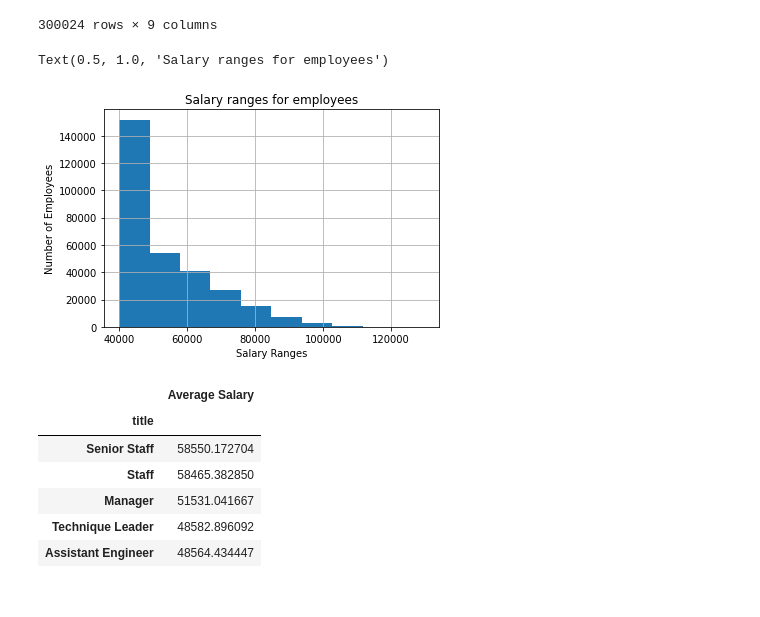
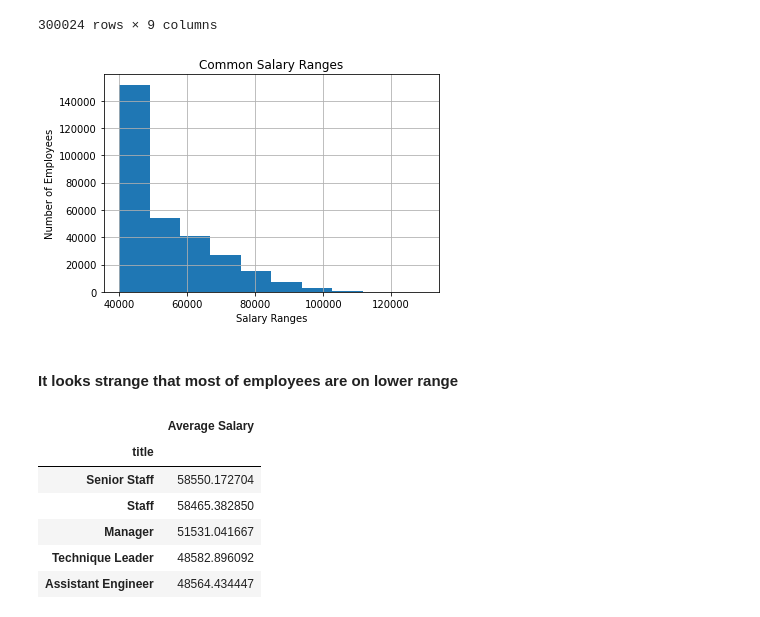
Before and after one commit to helenamin/Employee-Database, a Jupyter notebook: EmployeeSQL/Bonus_Employee_DB_investigation.ipynb, the cells around one changed output. Drawn from its saved outputs; the diff is of its cells as text; code cells hidden in the pictures.

```diff
--- a/EmployeeSQL/Bonus_Employee_DB_investigation.ipynb
+++ b/EmployeeSQL/Bonus_Employee_DB_investigation.ipynb
@@ -14,7 +14,7 @@ from config import username, password
 from sqlalchemy import create_engine
 # %%
 # Create a connection to the Employee_DB database
-engine = create_engine(f'postgresql://{username}:{password}@localhost:5432/Employee_DB')
+engine = create_engine(f'postgresql://{username}:{password}@localhost:5433/Employee_DB')
 conn = engine.connect()
 # %%
 # Retrieve Employees, Titles and Salaries tables into dataframes
@@ -44,12 +44,15 @@ combined_df
 # %%
 # Create a histogram to visualize the most common salary ranges for employees
 combined_df.hist(column='salary')
 plt.ylabel("Number of Employees")
 plt.xlabel("Salary Ranges")
-plt.title("Salary ranges for employees")
+plt.title("Common Salary Ranges")
+plt.savefig("./Bonus_graphs/Common_Salary_Ranges.png")
+plt.show()
 # %% [output]
-Text(0.5, 1.0, 'Salary ranges for employees')
-[figure, old version]
+[figure, new version]
+# %% [markdown]
+#### It looks strange that most of employees are on lower range
 # %%
 # Produce report of average salary by title
 AVGSalaryByTitle = pd.DataFrame(combined_df.groupby("title")["salary"].mean())
```
Also changed, not shown: parts of 2 cells of this notebook, 3 other files.
